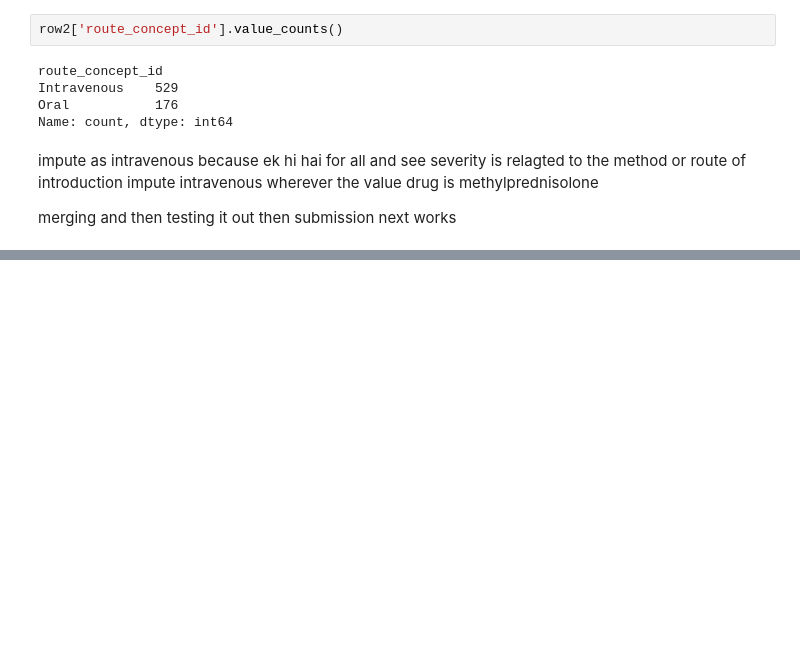
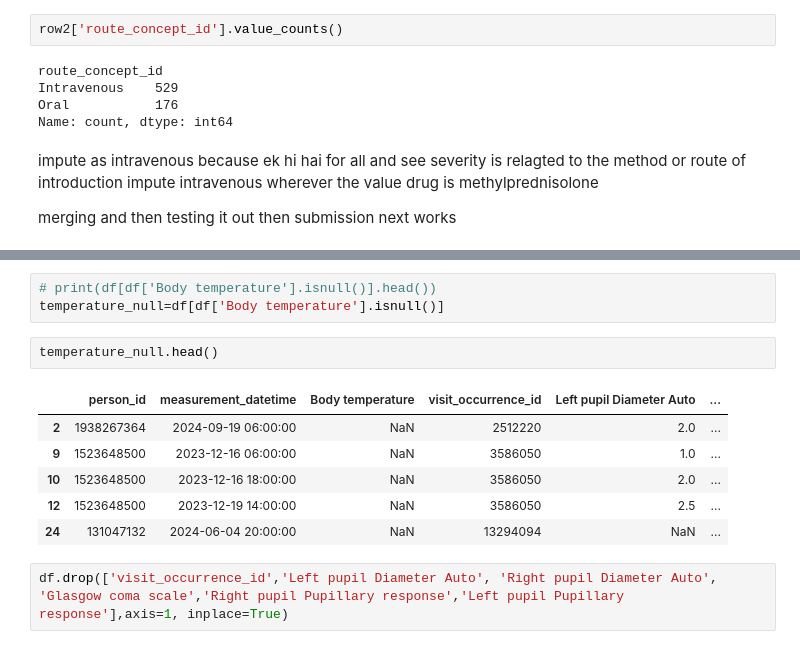
Before and after one commit to shradiphylleia/phems, a Jupyter notebook: pehms.ipynb, the cells around one changed output, grey strips where cells are left out. Cells and saved outputs as stored; diff of their text form; blank space fills up the shorter version.

```diff
--- a/pehms.ipynb
+++ b/pehms.ipynb
@@ -509,0 +570,14 @@ next works
+# %%
+# print(df[df['Body temperature'].isnull()].head())
+temperature_null=df[df['Body temperature'].isnull()]
+# %%
+temperature_null.head()
+# %% [output]
+|  | person_id | measurement_datetime | Body temperature | visit_occurrence_id | Left pupil Diameter Auto | ... |
+| 2 | 1938267364 | 2024-09-19 06:00:00 | NaN | 2512220 | 2.0 | ... |
+| 9 | 1523648500 | 2023-12-16 06:00:00 | NaN | 3586050 | 1.0 | ... |
+| 10 | 1523648500 | 2023-12-16 18:00:00 | NaN | 3586050 | 2.0 | ... |
+| 12 | 1523648500 | 2023-12-19 14:00:00 | NaN | 3586050 | 2.5 | ... |
+| 24 | 131047132 | 2024-06-04 20:00:00 | NaN | 13294094 | NaN | ... |
+# %%
+df.drop(['visit_occurrence_id','Left pupil Diameter Auto', 'Right pupil Diameter Auto', 'Glasgow coma scale','Right pupil Pupillary response','Left pupil Pupillary response'],axis=1, inplace=True)
```
Also changed, not shown: parts of 22 cells of this notebook.
